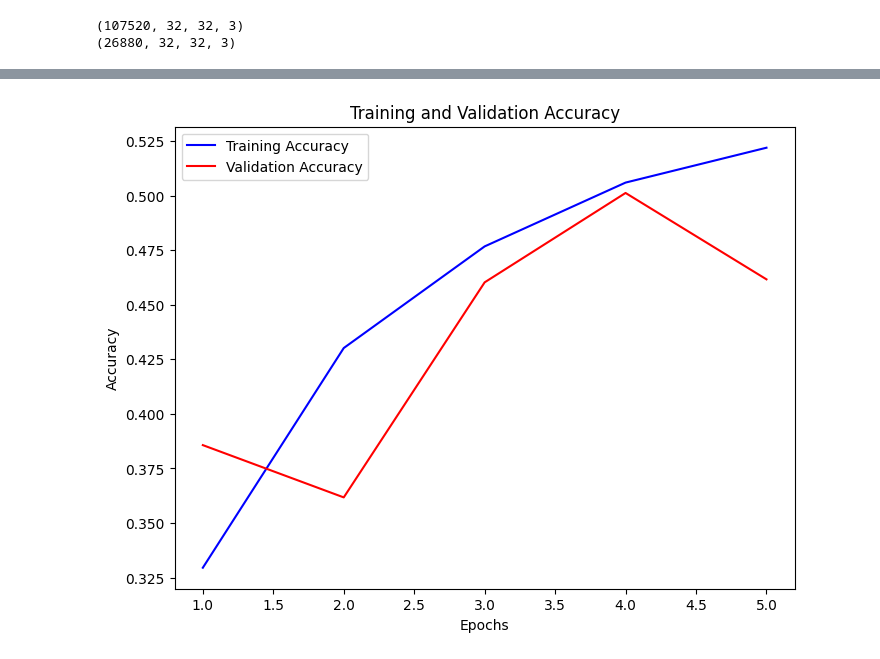
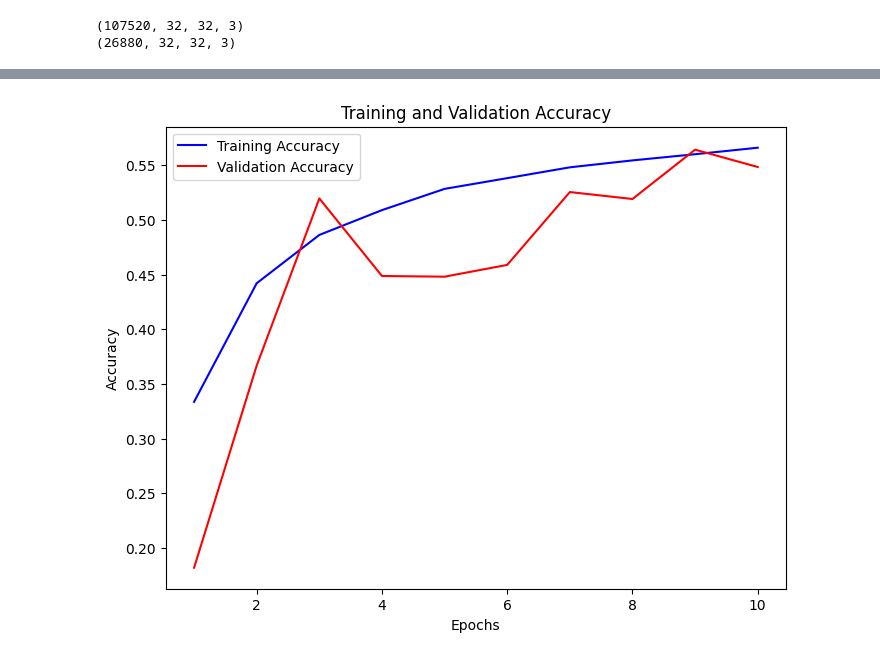
Before and after one commit to Vishan29/fyp_vjti_stage1, a Jupyter notebook: merged_project.ipynb, the cells around one changed output, grey strips where cells are left out. Drawn from its saved outputs; the diff is of its cells as text; code cells hidden in the pictures.

```diff
--- a/merged_project.ipynb
+++ b/merged_project.ipynb
@@ -79,7 +79,7 @@ model.add(Dropout(0.5))
 model.add(Dense(len(categories), activation='softmax'))
 # %%
 BATCH_SIZE = 32
-EPOCHS = 5
+EPOCHS = 10
 # Compile the model
 model.compile(optimizer='adam', loss='sparse_categorical_crossentropy', metrics=['accuracy'])
 
@@ -116 +126 @@ Epoch 5/5
-[figure, old version]
+[figure, new version]
```
Also changed, not shown: parts of 1 cell of this notebook.
